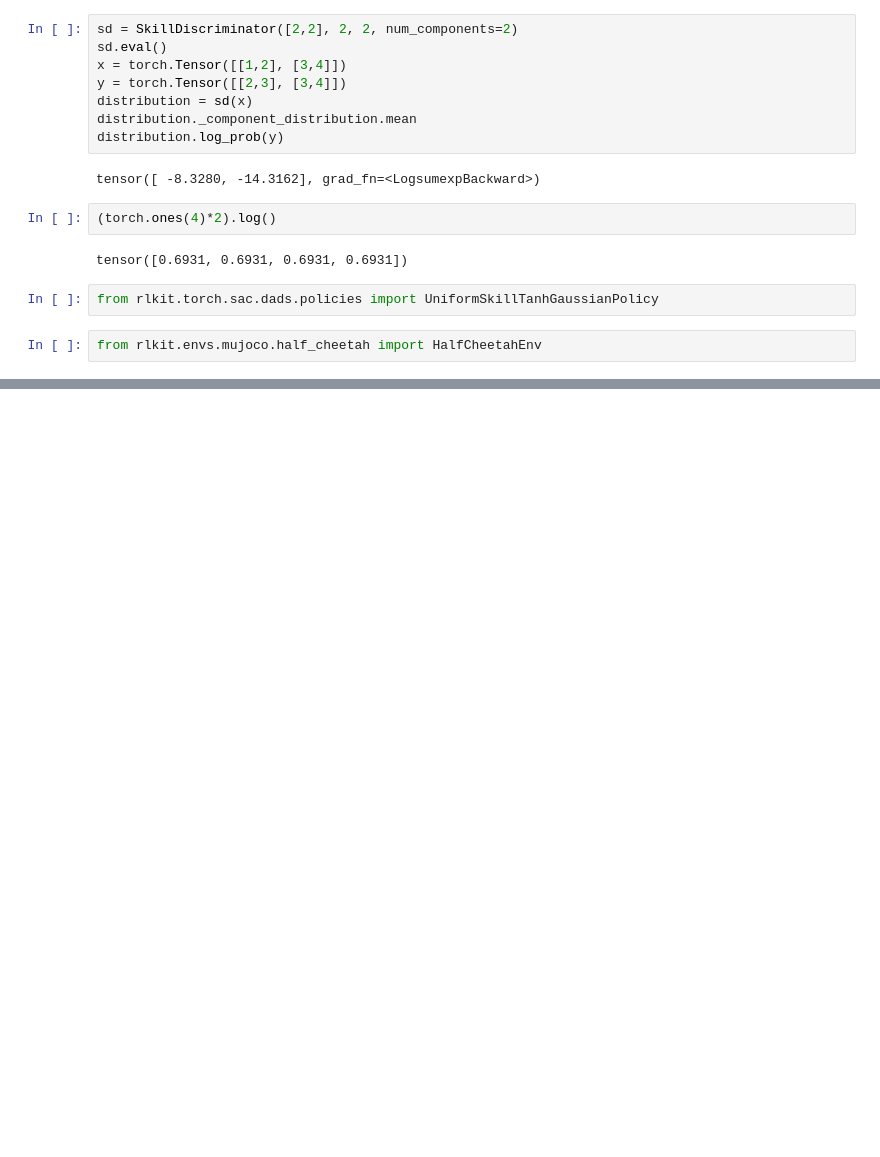
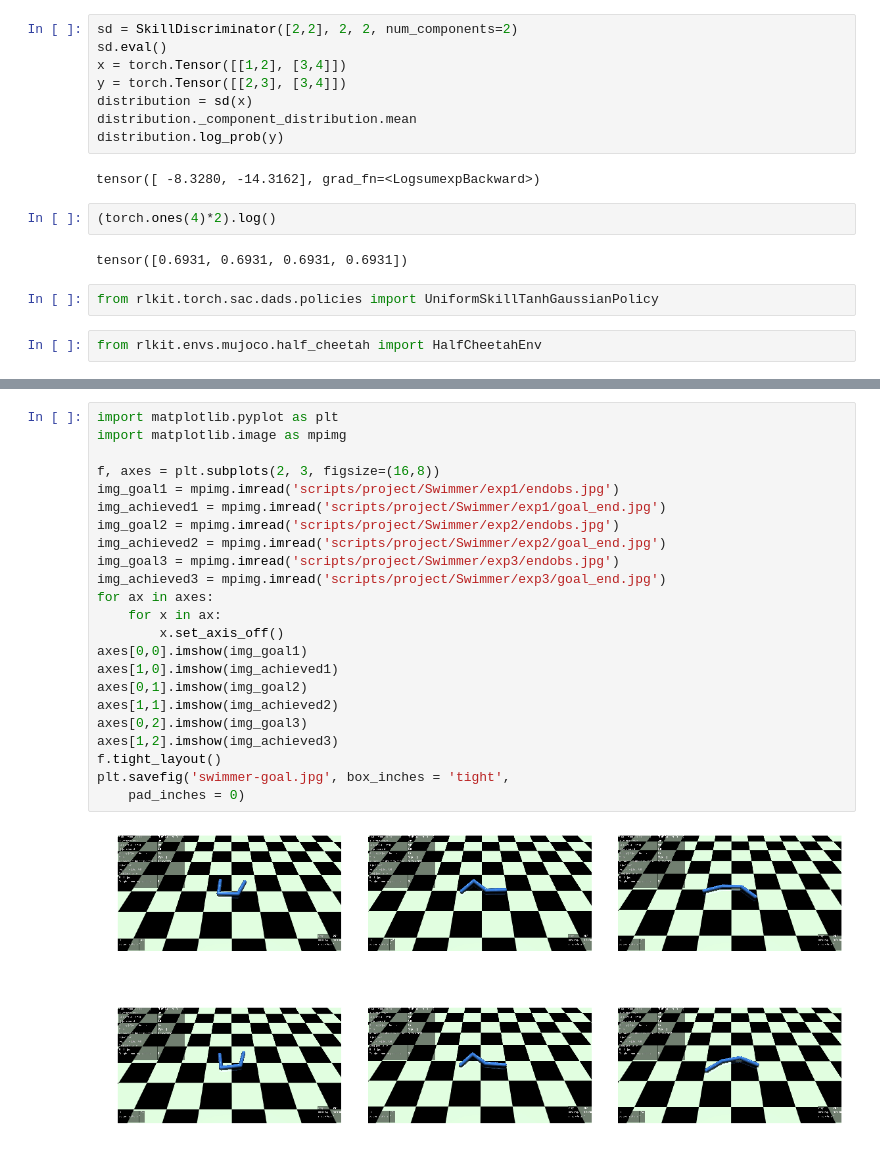
Before and after one commit to vincentlui/unsupervised-goal-conditioned-rl, a Jupyter notebook: Untitled1.ipynb, the cells around one changed output, grey strips where cells are left out. Saved outputs shown, nothing was run; the diff lists cells and outputs as text; blank space fills up the shorter version.

```diff
--- a/Untitled1.ipynb
+++ b/Untitled1.ipynb
@@ -167,0 +162,25 @@ array([ 0.5,  0.5], dtype=float32)
+# %%
+import matplotlib.pyplot as plt
+import matplotlib.image as mpimg
+
+f, axes = plt.subplots(2, 3, figsize=(16,8))
+img_goal1 = mpimg.imread('scripts/project/Swimmer/exp1/endobs.jpg')
+img_achieved1 = mpimg.imread('scripts/project/Swimmer/exp1/goal_end.jpg')
+img_goal2 = mpimg.imread('scripts/project/Swimmer/exp2/endobs.jpg')
+img_achieved2 = mpimg.imread('scripts/project/Swimmer/exp2/goal_end.jpg')
+img_goal3 = mpimg.imread('scripts/project/Swimmer/exp3/endobs.jpg')
+img_achieved3 = mpimg.imread('scripts/project/Swimmer/exp3/goal_end.jpg')
+for ax in axes:
+    for x in ax:
+        x.set_axis_off()
+axes[0,0].imshow(img_goal1)
+axes[1,0].imshow(img_achieved1)
+axes[0,1].imshow(img_goal2)
+axes[1,1].imshow(img_achieved2)
+axes[0,2].imshow(img_goal3)
+axes[1,2].imshow(img_achieved3)
+f.tight_layout()
+plt.savefig('swimmer-goal.jpg', box_inches = 'tight',
+    pad_inches = 0)
+# %% [output]
+[figure, added]
```
Also changed, not shown: parts of 3 cells of this notebook, 24 other files.
